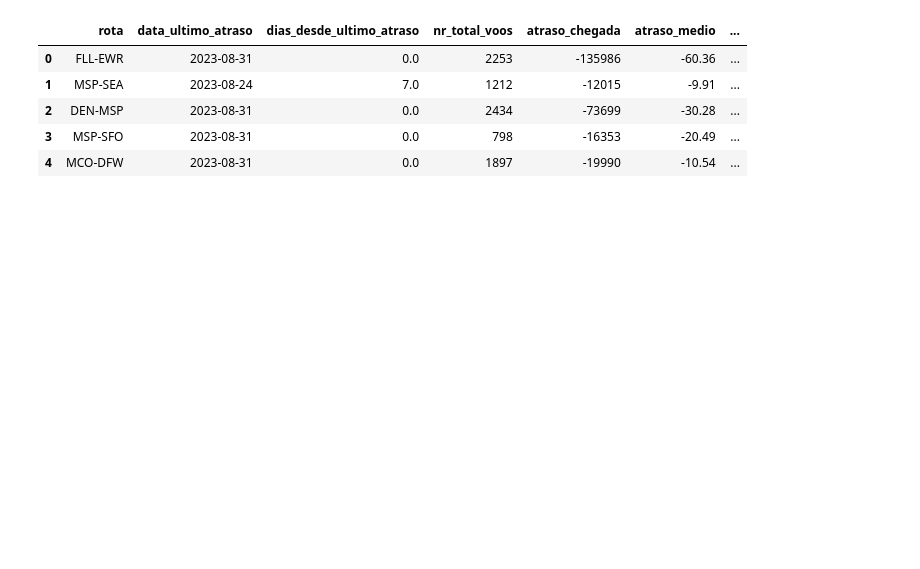
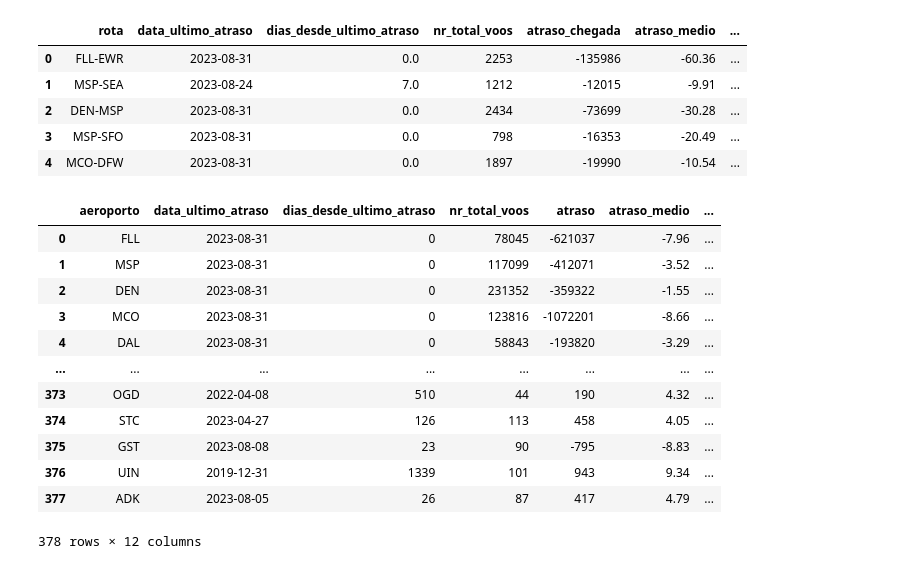
Before and after one commit to BrunoAfonso18/sdw, a Jupyter notebook: flights.ipynb, the cells around one changed output. Cells and saved outputs as stored; diff of their text form; code cells hidden in the pictures; blank space fills up the shorter version.

```diff
--- a/flights.ipynb
+++ b/flights.ipynb
@@ -569,6 +569,12 @@ airport_data.head()
 # %% [markdown]
 # <b></span><span style='color:#87CEEB'> Seasonality & Trends</span></b>
 # %%
-rotas_frequentes = df_flights.groupby(['aeroporto_origem', 'aeroporto_destino']).size().reset_index(name='num_voos')
-rotas_frequentes
+rotas_por_aeroporto = df_flights.groupby('aeroporto_origem')['aeroporto_destino'].nunique().reset_index()
+rotas_por_aeroporto.rename(columns={'aeroporto_destino': 'nr_rotas_distintas'}, inplace=True)
+
+airport_data = pd.merge(airport_data, rotas_por_aeroporto, left_on='aeroporto', right_on='aeroporto_origem', how='left')
+
+airport_data.drop(columns='aeroporto_origem', inplace=True)
+
+airport_data.head()
 # %% [output]
@@ -588,2 +587,17 @@ rotas_frequentes
 # %% [markdown]
 # <b></span><span style='color:#87CEEB'> Distance</span></b>
+# %%
+distancia_media_origem = df_flights.groupby('aeroporto_origem')['distancia'].mean().reset_index()
+distancia_media_origem.rename(columns={'distancia': 'distancia_media_origem'}, inplace=True)
+
+airport_data = pd.merge(
+    airport_data,
+    distancia_media_origem,
+    left_on='aeroporto',
+    right_on='aeroporto_origem',
+    how='left'
+)
+
+airport_data.drop(columns='aeroporto_origem', inplace=True)
+
+airport_data.head()
@@ -604,3 +625,21 @@ flight_data.head()
 | 2 | DEN-MSP | 2023-08-31 | 0.0 | 2434 | -73699 | -30.28 | ... |
 | 3 | MSP-SFO | 2023-08-31 | 0.0 | 798 | -16353 | -20.49 | ... |
 | 4 | MCO-DFW | 2023-08-31 | 0.0 | 1897 | -19990 | -10.54 | ... |
+# %%
+companhias_por_aeroporto = df_flights.groupby('aeroporto_origem')['id_companhia_aerea'].nunique().reset_index(name='nr_companhias_distintas')
+airport_data = airport_data.merge(companhias_por_aeroporto, left_on='aeroporto', right_on='aeroporto_origem', how='left').drop(columns='aeroporto_origem')
+airport_data
+# %% [output]
+|  | aeroporto | data_ultimo_atraso | dias_desde_ultimo_atraso | nr_total_voos | atraso | atraso_medio | ... |
+| 0 | FLL | 2023-08-31 | 0 | 78045 | -621037 | -7.96 | ... |
+| 1 | MSP | 2023-08-31 | 0 | 117099 | -412071 | -3.52 | ... |
+| 2 | DEN | 2023-08-31 | 0 | 231352 | -359322 | -1.55 | ... |
+| 3 | MCO | 2023-08-31 | 0 | 123816 | -1072201 | -8.66 | ... |
+| 4 | DAL | 2023-08-31 | 0 | 58843 | -193820 | -3.29 | ... |
+| ... | ... | ... | ... | ... | ... | ... | ... |
+| 373 | OGD | 2022-04-08 | 510 | 44 | 190 | 4.32 | ... |
+| 374 | STC | 2023-04-27 | 126 | 113 | 458 | 4.05 | ... |
+| 375 | GST | 2023-08-08 | 23 | 90 | -795 | -8.83 | ... |
+| 376 | UIN | 2019-12-31 | 1339 | 101 | 943 | 9.34 | ... |
+| 377 | ADK | 2023-08-05 | 26 | 87 | 417 | 4.79 | ... |
+378 rows × 12 columns
```
Also changed, not shown: parts of 15 cells of this notebook.
